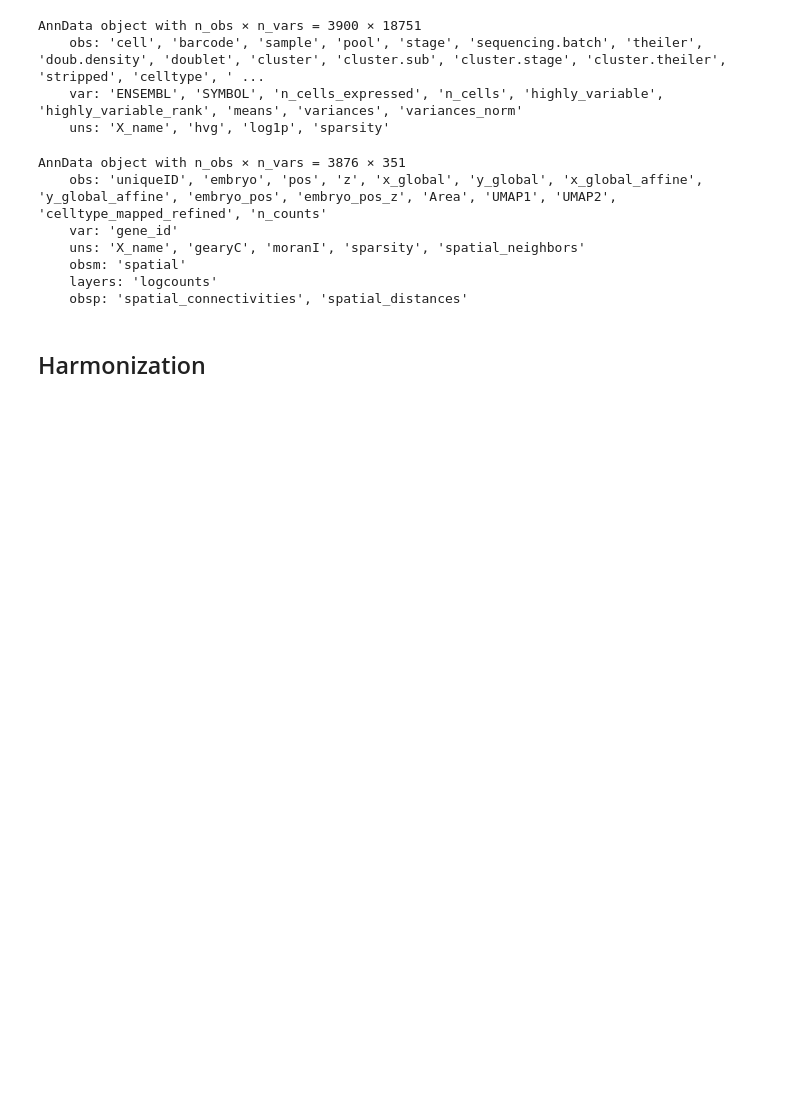
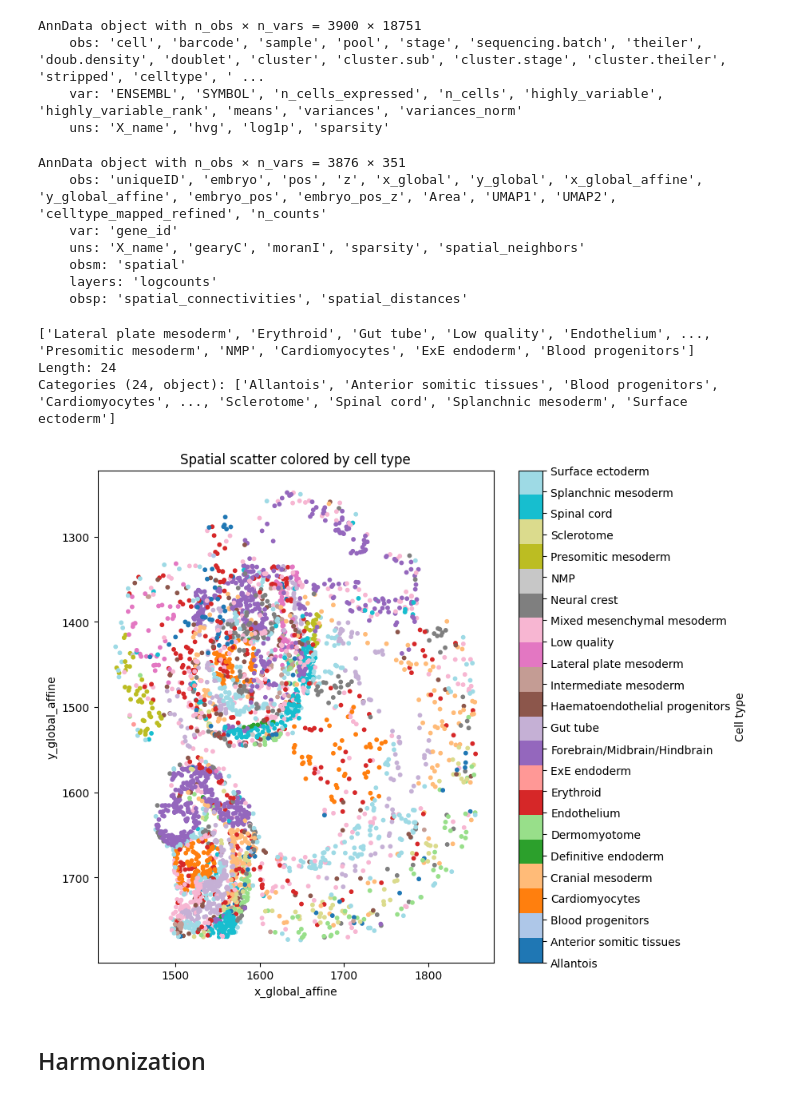
Before and after one commit to enric-bazz/tangramlit_dev, a Jupyter notebook: Notebooks/dataset1_data_pp.ipynb, the cells around one changed output. Drawn from its saved outputs; the diff is of its cells as text; code cells hidden in the pictures; blank space fills up the shorter version.

```diff
--- a/Notebooks/dataset1_data_pp.ipynb
+++ b/Notebooks/dataset1_data_pp.ipynb
@@ -619,7 +619,7 @@ AnnData object with n_obs × n_vars = 3900 × 18751
     var: 'ENSEMBL', 'SYMBOL', 'n_cells_expressed', 'n_cells', 'highly_variable', 'highly_variable_rank', 'means', 'variances', 'variances_norm'
     uns: 'X_name', 'hvg', 'log1p', 'sparsity'
 # %%
-adata_st = sc.read(data_path + "seqFISH_data.h5ad")
+adata_st = sc.read(data_path + "spatial_data.h5ad")
 adata_st
 # %% [output]
 AnnData object with n_obs × n_vars = 3876 × 351
@@ -629,6 +629,42 @@ AnnData object with n_obs × n_vars = 3876 × 351
     obsm: 'spatial'
     layers: 'logcounts'
     obsp: 'spatial_connectivities', 'spatial_distances'
+# %%
+adata_st.obs['celltype_mapped_refined'].unique()
+# %% [output]
+['Lateral plate mesoderm', 'Erythroid', 'Gut tube', 'Low quality', 'Endothelium', ..., 'Presomitic mesoderm', 'NMP', 'Cardiomyocytes', 'ExE endoderm', 'Blood progenitors']
+Length: 24
+Categories (24, object): ['Allantois', 'Anterior somitic tissues', 'Blood progenitors', 'Cardiomyocytes', ..., 'Sclerotome', 'Spinal cord', 'Splanchnic mesoderm', 'Surface ectoderm']
+# %%
+import matplotlib.pyplot as plt
+import pandas as pd
+
+x = adata_st.obs['x_global']
+y = adata_st.obs['y_global']
+
+celltypes = adata_st.obs['celltype_mapped_refined'].astype('category')
+codes = celltypes.cat.codes
+
+plt.figure(figsize=(8, 8))
+scatter = plt.scatter(
+    x, y,
+    c=codes,
+    cmap='tab20',
+    s=10
+)
+
+plt.xlabel('x_global_affine')
+plt.ylabel('y_global_affine')
+plt.title('Spatial scatter colored by cell type')
+plt.gca().invert_yaxis()
+
+cbar = plt.colorbar(scatter, ticks=range(len(celltypes.cat.categories)))
+cbar.ax.set_yticklabels(celltypes.cat.categories)
+cbar.set_label('Cell type')
+
+plt.show()
+# %% [output]
+[figure, added]
 # %% [markdown]
 ## Harmonization
 # %%
```
Also changed, not shown: 1 other file.
